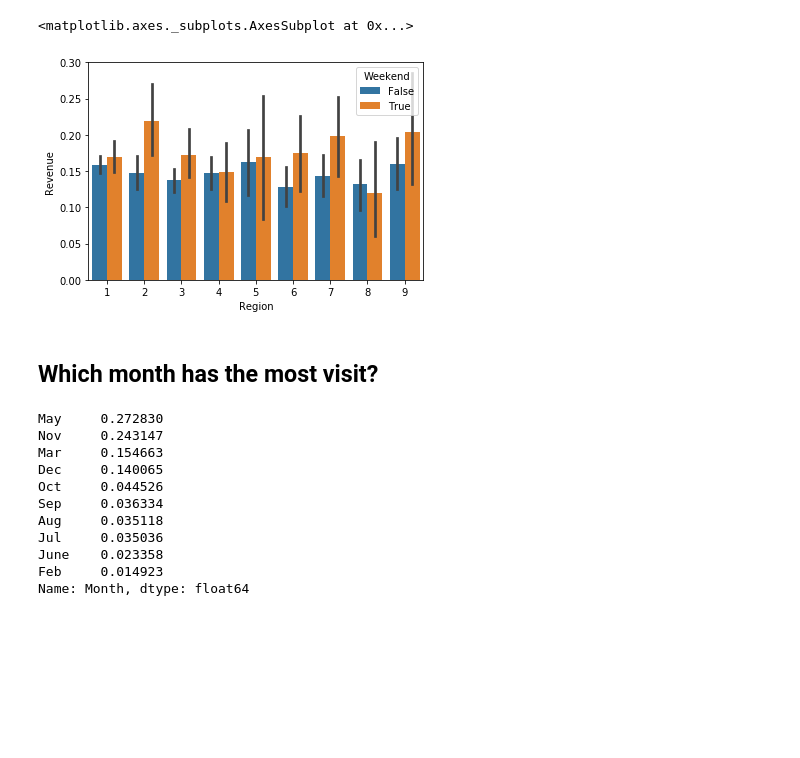
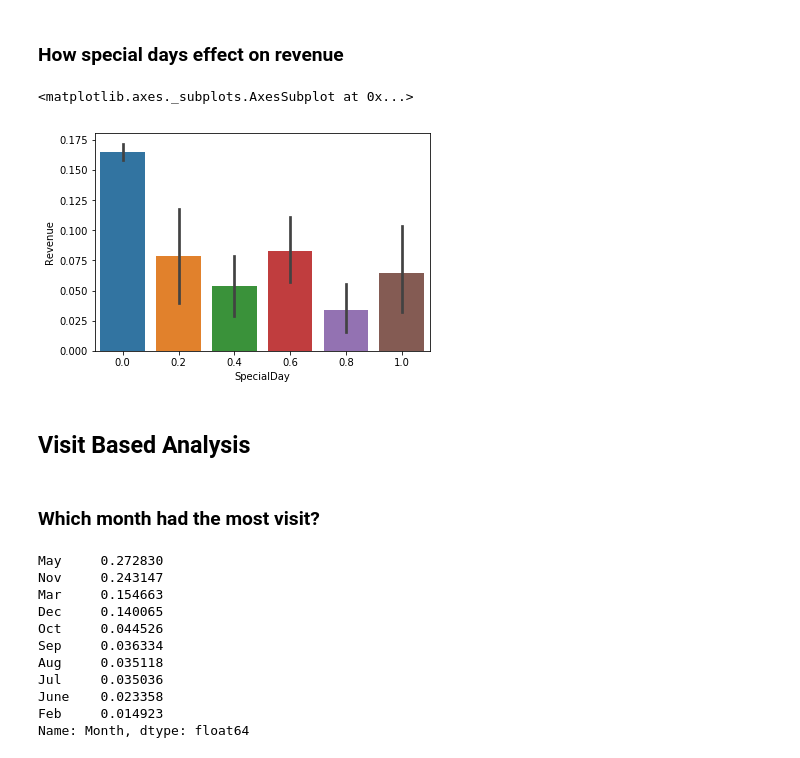
Before and after one commit to nghane/Machine-Learning, a Jupyter notebook: OnlineShopperIntentionDataAnalysisAndModeling.ipynb, the cells around one changed output. Saved outputs shown, nothing was run; the diff lists cells and outputs as text; code cells hidden in the pictures; blank space fills up the shorter version.

```diff
--- a/OnlineShopperIntentionDataAnalysisAndModeling.ipynb
+++ b/OnlineShopperIntentionDataAnalysisAndModeling.ipynb
@@ -22,10 +137,14 @@ sns.countplot(x='Revenue',data=data, palette='hls')
+# %% [markdown]
+### How special days effect on revenue
 # %%
-sns.barplot(x="Region", y="Revenue", hue="Weekend", data=data)
+sns.barplot(x="SpecialDay", y="Revenue", data = data)
 # %% [output]
 <matplotlib.axes._subplots.AxesSubplot at 0x...>
-[figure, old version]
+[figure, new version]
+# %% [markdown]
+## Visit Based Analysis
 # %% [markdown]
-## Which month has the most visit?
+### Which month had the most visit?
 # %%
 data.Month.value_counts()/data.shape[0]
 # %% [output]
```
Also changed, not shown: parts of 39 cells of this notebook.
